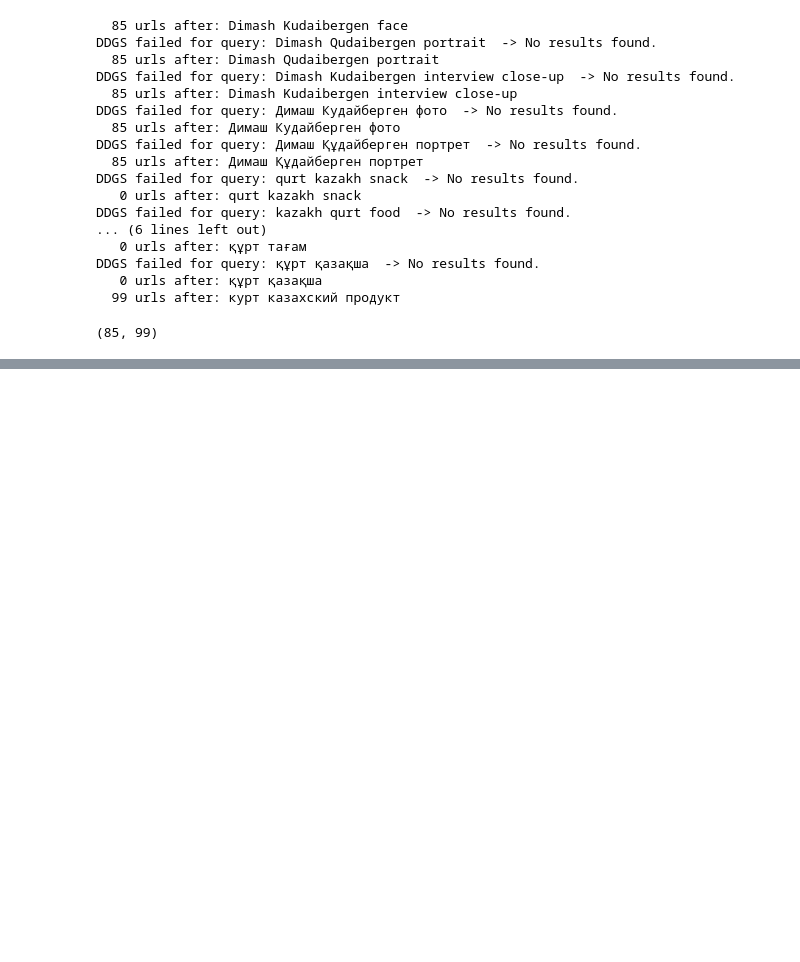
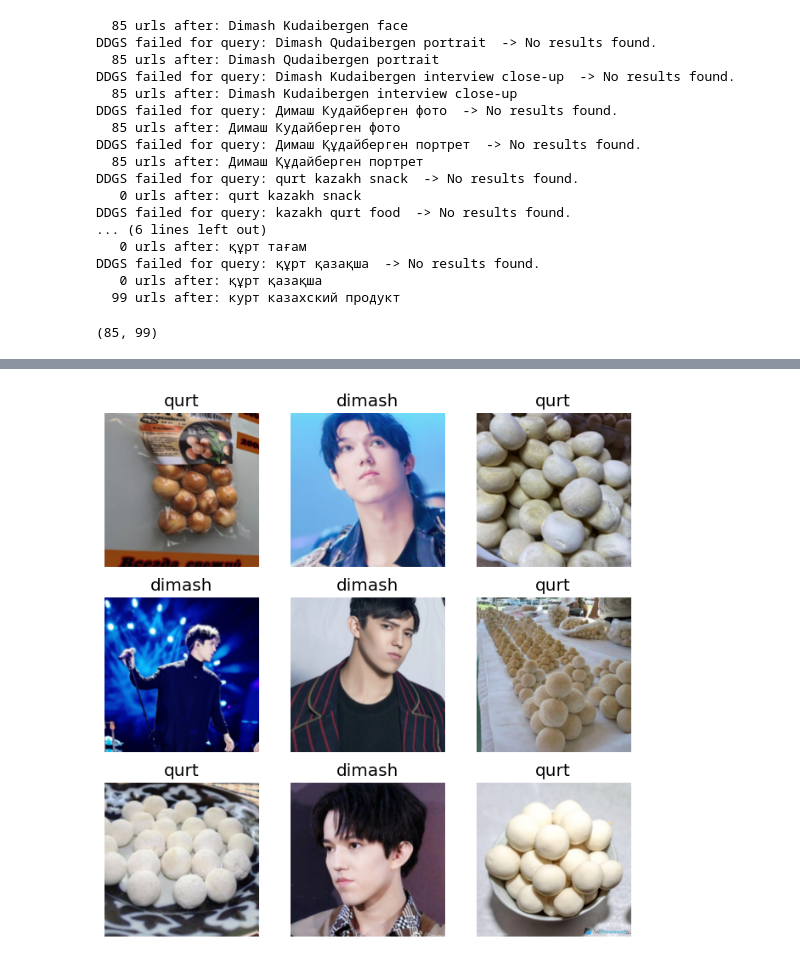
Before and after one commit to ropdxm/dimash-qurt-classifier, a Jupyter notebook: main.ipynb, the cells around one changed output, grey strips where cells are left out. Saved outputs shown, nothing was run; the diff lists cells and outputs as text; code cells hidden in the pictures; blank space fills up the shorter version.

```diff
--- a/main.ipynb
+++ b/main.ipynb
@@ -100,3 +100,15 @@ DDGS failed for query: құрт қазақша  -> No results found.
    0 urls after: құрт қазақша
   99 urls after: курт казахский продукт
 (85, 99)
+# %%
+path = Path("data_dimash_qurt")
+(path/"dimash").mkdir(parents=True, exist_ok=True)
+(path/"qurt").mkdir(parents=True, exist_ok=True)
+
+download_images(path/"dimash", urls=dimash_urls)
+download_images(path/"qurt",   urls=qurt_urls)
+
+failed = verify_images(get_image_files(path))
+for f in failed: f.unlink()
+
+len(get_image_files(path/"dimash")), len(get_image_files(path/"qurt"))
@@ -107,0 +122,13 @@ Mounted at /content/drive
+# %%
+dls = ImageDataLoaders.from_folder(
+    path,
+    train='.',
+    valid_pct=0.2,
+    seed=42,
+    item_tfms=Resize(224),
+    batch_tfms=aug_transforms(mult=1.0)
+)
+# %%
+dls.show_batch(max_n=9, figsize=(8,8))
+# %% [output]
+[figure, added]
```
Also changed, not shown: parts of 6 cells of this notebook.
